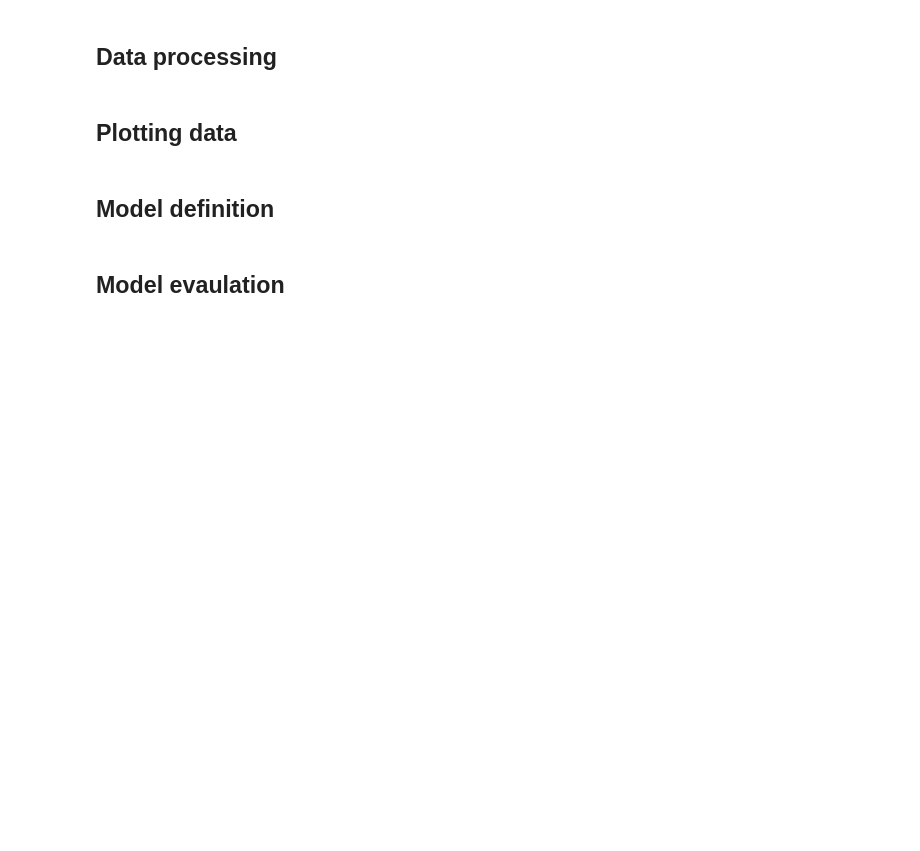
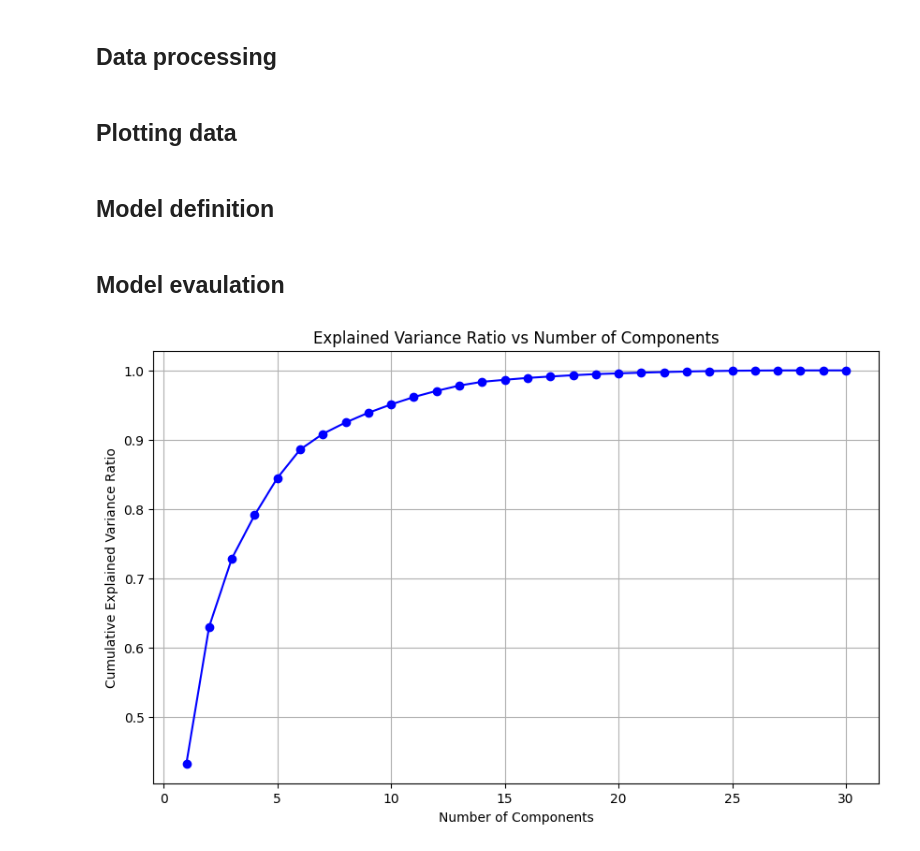
Before and after one commit to PetarS96/ML_Theory, a Jupyter notebook: ML_Models/Unsupervised Learning/Dimensionality Reduction/Principal Componen Analysis/Principal Componen Analysis.ipynb, the cells around one changed output. Cells and saved outputs as stored; diff of their text form; code cells hidden in the pictures; blank space fills up the shorter version.

```diff
--- a/ML_Models/Unsupervised Learning/Dimensionality Reduction/Principal Componen Analysis/Principal Componen Analysis.ipynb
+++ b/ML_Models/Unsupervised Learning/Dimensionality Reduction/Principal Componen Analysis/Principal Componen Analysis.ipynb
@@ -233,8 +292,41 @@ $$
 # %% [markdown]
 ##  Data processing
+# %%
+
+# Data Processing
+# Standardize the features
+scaler = StandardScaler()
+X_scaled = scaler.fit_transform(X)
+
+# Split the data
+X_train, X_test, y_train, y_test = train_test_split(X_scaled, y, test_size=0.2, random_state=42)
 # %% [markdown]
 ## Plotting data
 # %% [markdown]
 ## Model definition
+# %%
+# Model Definition
+# Initialize PCA
+pca = PCA()
+# Fit PCA on training data
+X_train_pca = pca.fit_transform(X_train)
+# Transform test data
+X_test_pca = pca.transform(X_test)
 # %% [markdown]
 ## Model evaulation
+# %%
+# Data Analysis and Visualization
+# Calculate explained variance ratio
+explained_variance_ratio = pca.explained_variance_ratio_
+
+# Plot explained variance ratio
+plt.figure(figsize=(10, 6))
+plt.plot(range(1, len(explained_variance_ratio) + 1),
+         np.cumsum(explained_variance_ratio), 'bo-')
+plt.xlabel('Number of Components')
+plt.ylabel('Cumulative Explained Variance Ratio')
+plt.title('Explained Variance Ratio vs Number of Components')
+plt.grid(True)
+plt.show()
+# %% [output]
+[figure, added]
```
Also changed, not shown: parts of 5 cells of this notebook.
